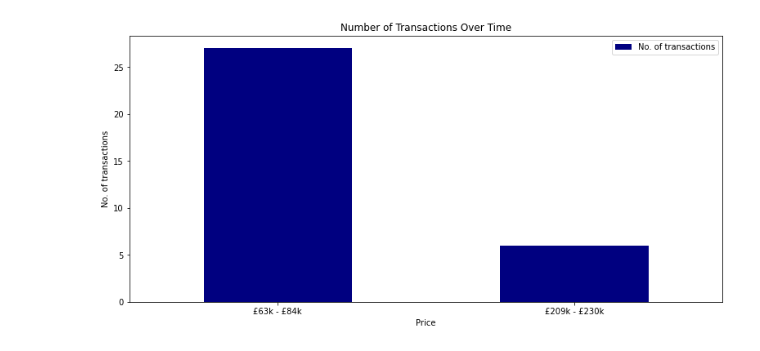
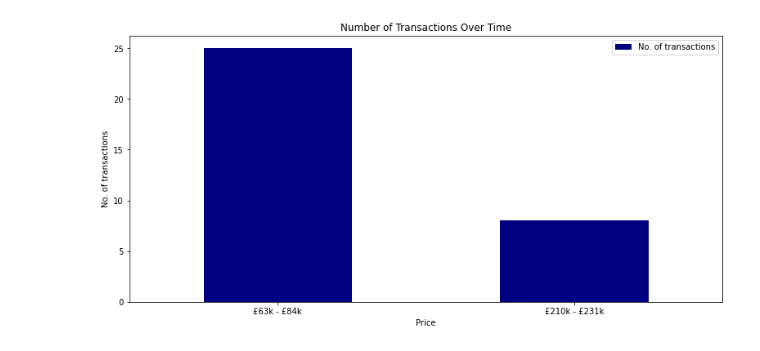
Before and after one commit to halecakir/price-paid-api, a Jupyter notebook: scripts/plot.ipynb, the cells around one changed output. Saved outputs shown, nothing was run; the diff lists cells and outputs as text; code cells hidden in the pictures.

```diff
--- a/scripts/plot.ipynb
+++ b/scripts/plot.ipynb
@@ -44,7 +44,7 @@ if response:
     if data:
         df = pd.DataFrame.from_dict(data)
         df.rename(
-            columns={"bin_range": "Price", "count": "No. of transactions"}, inplace=True
+            columns={"bin_range": "Price", "bin_size": "No. of transactions"}, inplace=True
         )
         df.plot.bar(
             x="Price",
@@ -67 +67 @@ Wall time: 5.52 s
-[figure, old version]
+[figure, new version]
```
Also changed, not shown: parts of 2 cells of this notebook, 5 other files.
